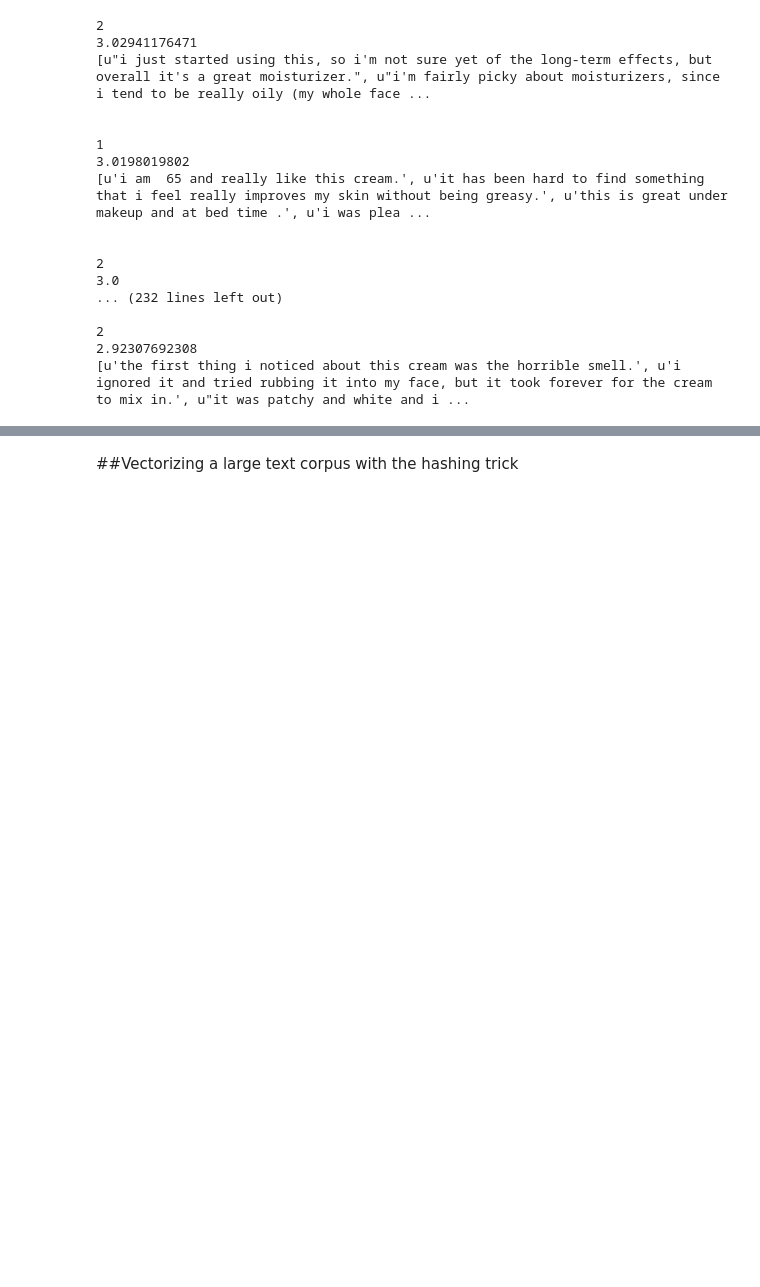
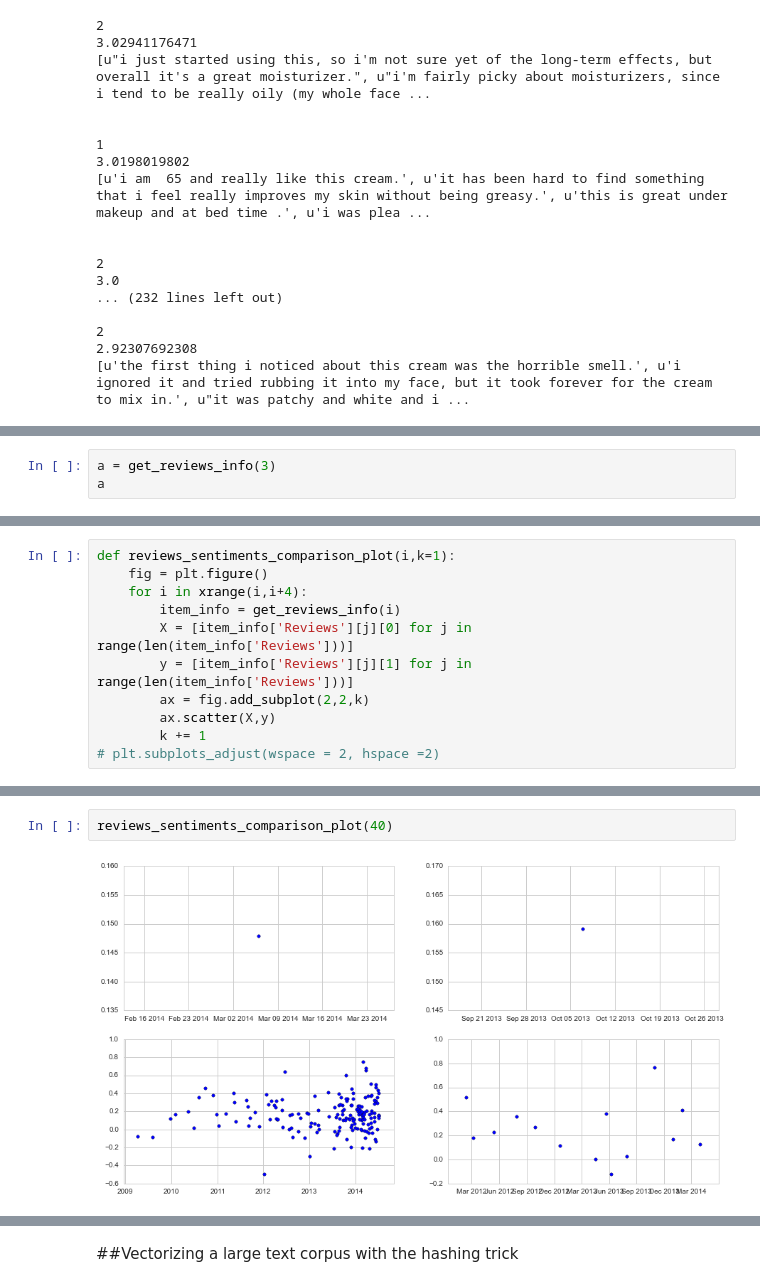
Before and after one commit to chao1981/Beauty-Product-Recommendation-Engine, a Jupyter notebook: Kojak.ipynb, the cells around one changed output, grey strips where cells are left out. Cells and saved outputs as stored; diff of their text form; blank space fills up the shorter version.

```diff
--- a/Kojak.ipynb
+++ b/Kojak.ipynb
@@ -329,0 +345,3 @@ Sentiment(polarity=0.17395833333333335, subjectivity=0.5253540305010894)
+# %%
+a = get_reviews_info(3)
+a
@@ -329,0 +379,11 @@ Sentiment(polarity=0.17395833333333335, subjectivity=0.5253540305010894)
+# %%
+def reviews_sentiments_comparison_plot(i,k=1):
+    fig = plt.figure()
+    for i in xrange(i,i+4):
+        item_info = get_reviews_info(i)
+        X = [item_info['Reviews'][j][0] for j in range(len(item_info['Reviews']))]
+        y = [item_info['Reviews'][j][1] for j in range(len(item_info['Reviews']))]
+        ax = fig.add_subplot(2,2,k)
+        ax.scatter(X,y)
+        k += 1
+# plt.subplots_adjust(wspace = 2, hspace =2)
@@ -329,0 +422,4 @@ Sentiment(polarity=0.17395833333333335, subjectivity=0.5253540305010894)
+# %%
+reviews_sentiments_comparison_plot(40)
+# %% [output]
+[figure, added]
```
Also changed, not shown: parts of 16 cells of this notebook, 1 other file.
